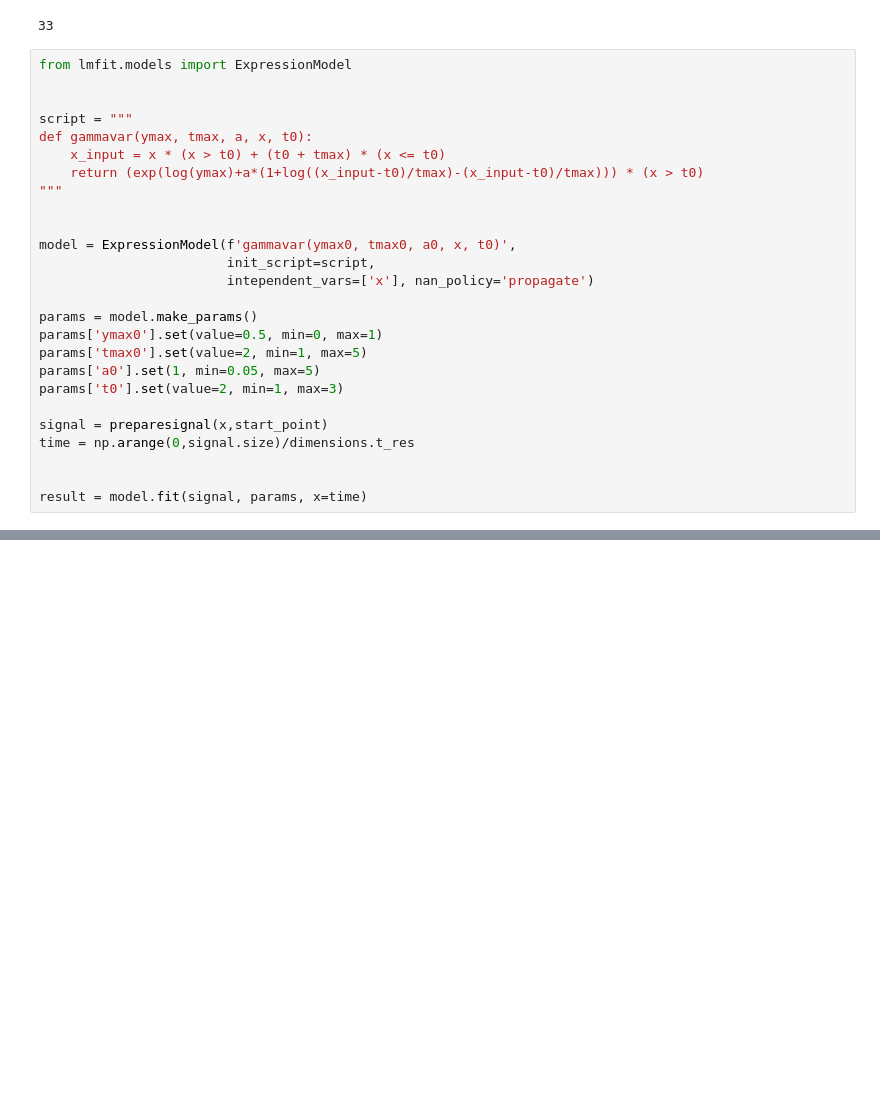
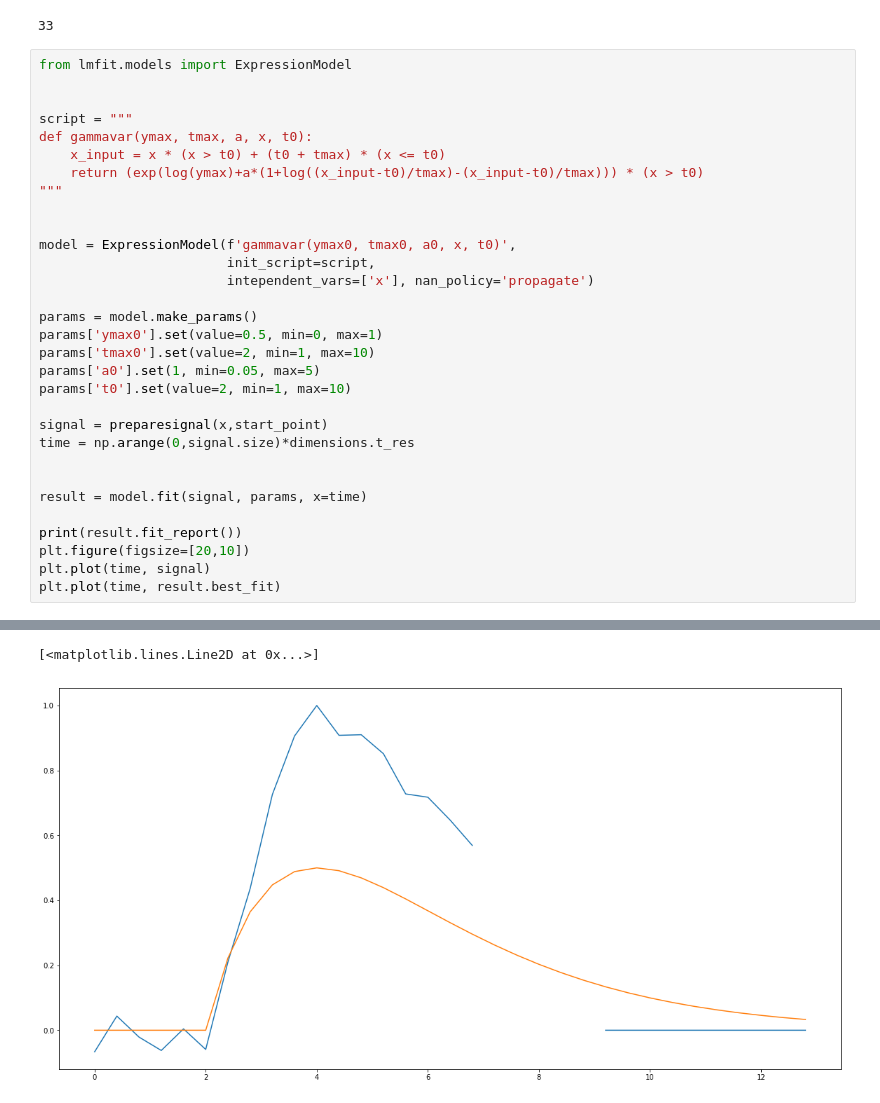
Before and after one commit to felixsc1/fiberphotometry, a Jupyter notebook: fMRI_notebooks/BolusTracking.ipynb, the cells around one changed output, grey strips where cells are left out. Cells and saved outputs as stored; diff of their text form; blank space fills up the shorter version.

```diff
--- a/fMRI_notebooks/BolusTracking.ipynb
+++ b/fMRI_notebooks/BolusTracking.ipynb
@@ -188,12 +188,18 @@ model = ExpressionModel(f'gammavar(ymax0, tmax0, a0, x, t0)',
 
 params = model.make_params()
 params['ymax0'].set(value=0.5, min=0, max=1)
-params['tmax0'].set(value=2, min=1, max=5)
+params['tmax0'].set(value=2, min=1, max=10)
 params['a0'].set(1, min=0.05, max=5)
-params['t0'].set(value=2, min=1, max=3)
+params['t0'].set(value=2, min=1, max=10)
 
 signal = preparesignal(x,start_point)
-time = np.arange(0,signal.size)/dimensions.t_res
+time = np.arange(0,signal.size)*dimensions.t_res
 
 
 result = model.fit(signal, params, x=time)
+
+print(result.fit_report())
+plt.figure(figsize=[20,10])
+plt.plot(time, signal)
+plt.plot(time, result.best_fit)
+# %% [output]
@@ -199,0 +222,2 @@ result = model.fit(signal, params, x=time)
+[<matplotlib.lines.Line2D at 0x...>]
+[figure, added]
```
Also changed, not shown: parts of 2 cells of this notebook.
